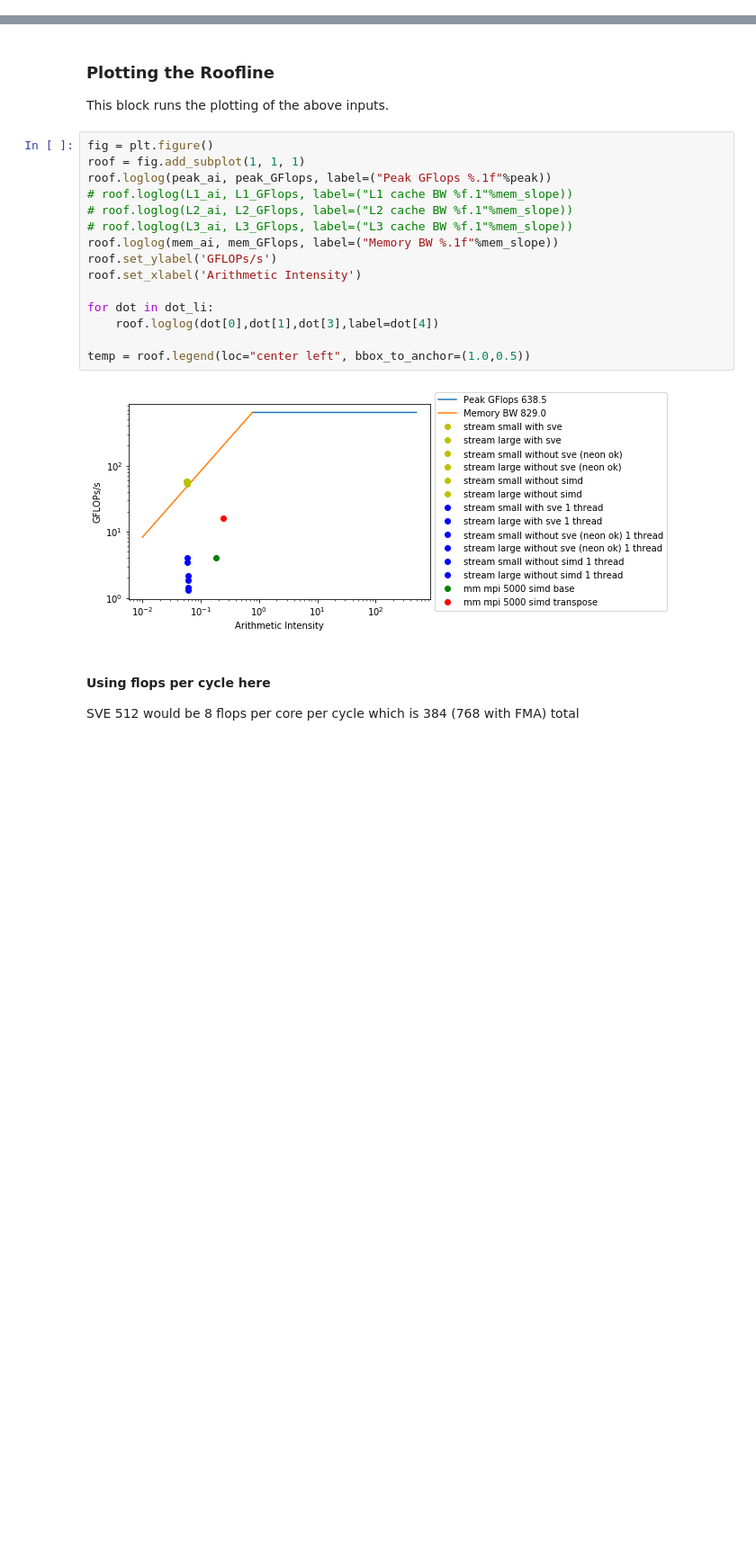
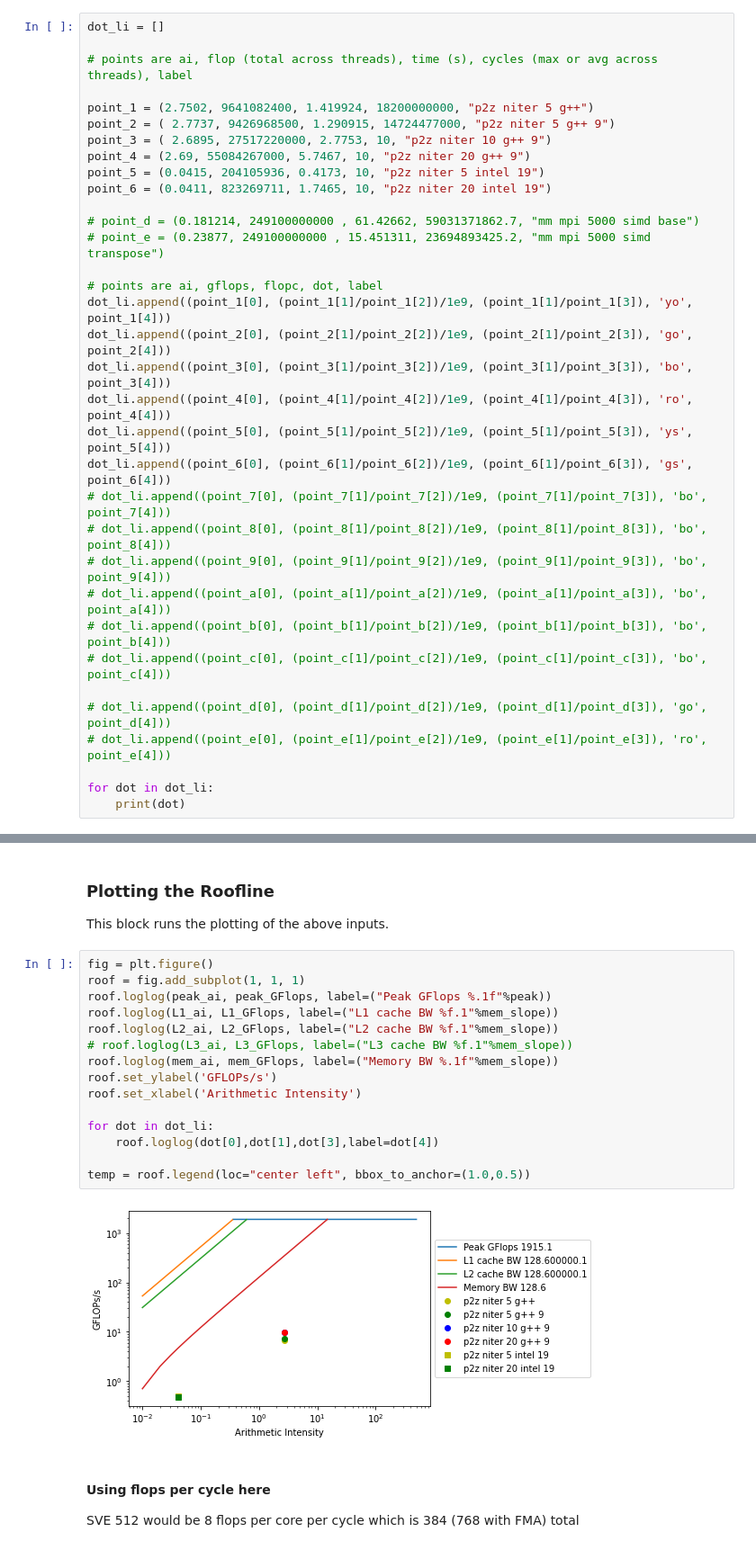
Before and after one commit to HPCL/PythonPerformanceAnalysis, a Jupyter notebook: roofline_visualization/roofline-skylake-p2z.ipynb, the cells around one changed output, grey strips where cells are left out. Shown at 90% size. Drawn from its saved outputs; the diff is of its cells as text; blank space fills up the shorter version.

Commit message:
Update roofline-skylake-p2z.ipynb
adding some points to the roofline

```diff
--- a/roofline_visualization/roofline-skylake-p2z.ipynb
+++ b/roofline_visualization/roofline-skylake-p2z.ipynb
@@ -149,0 +95,34 @@ for dot in dot_li:
+# %%
+dot_li = []
+
+# points are ai, flop (total across threads), time (s), cycles (max or avg across threads), label
+
+point_1 = (2.7502, 9641082400, 1.419924, 18200000000, "p2z niter 5 g++")
+point_2 = ( 2.7737, 9426968500, 1.290915, 14724477000, "p2z niter 5 g++ 9")
+point_3 = ( 2.6895, 27517220000, 2.7753, 10, "p2z niter 10 g++ 9")
+point_4 = (2.69, 55084267000, 5.7467, 10, "p2z niter 20 g++ 9")
+point_5 = (0.0415, 204105936, 0.4173, 10, "p2z niter 5 intel 19")
+point_6 = (0.0411, 823269711, 1.7465, 10, "p2z niter 20 intel 19")
+
+# point_d = (0.181214, 249100000000 , 61.42662, 59031371862.7, "mm mpi 5000 simd base")
+# point_e = (0.23877, 249100000000 , 15.451311, 23694893425.2, "mm mpi 5000 simd transpose")
+
+# points are ai, gflops, flopc, dot, label
+dot_li.append((point_1[0], (point_1[1]/point_1[2])/1e9, (point_1[1]/point_1[3]), 'yo', point_1[4]))
+dot_li.append((point_2[0], (point_2[1]/point_2[2])/1e9, (point_2[1]/point_2[3]), 'go', point_2[4]))
+dot_li.append((point_3[0], (point_3[1]/point_3[2])/1e9, (point_3[1]/point_3[3]), 'bo', point_3[4]))
+dot_li.append((point_4[0], (point_4[1]/point_4[2])/1e9, (point_4[1]/point_4[3]), 'ro', point_4[4]))
+dot_li.append((point_5[0], (point_5[1]/point_5[2])/1e9, (point_5[1]/point_5[3]), 'ys', point_5[4]))
+dot_li.append((point_6[0], (point_6[1]/point_6[2])/1e9, (point_6[1]/point_6[3]), 'gs', point_6[4]))
+# dot_li.append((point_7[0], (point_7[1]/point_7[2])/1e9, (point_7[1]/point_7[3]), 'bo', point_7[4]))
+# dot_li.append((point_8[0], (point_8[1]/point_8[2])/1e9, (point_8[1]/point_8[3]), 'bo', point_8[4]))
+# dot_li.append((point_9[0], (point_9[1]/point_9[2])/1e9, (point_9[1]/point_9[3]), 'bo', point_9[4]))
+# dot_li.append((point_a[0], (point_a[1]/point_a[2])/1e9, (point_a[1]/point_a[3]), 'bo', point_a[4]))
+# dot_li.append((point_b[0], (point_b[1]/point_b[2])/1e9, (point_b[1]/point_b[3]), 'bo', point_b[4]))
+# dot_li.append((point_c[0], (point_c[1]/point_c[2])/1e9, (point_c[1]/point_c[3]), 'bo', point_c[4]))
+
+# dot_li.append((point_d[0], (point_d[1]/point_d[2])/1e9, (point_d[1]/point_d[3]), 'go', point_d[4]))
+# dot_li.append((point_e[0], (point_e[1]/point_e[2])/1e9, (point_e[1]/point_e[3]), 'ro', point_e[4]))
+
+for dot in dot_li:
+    print(dot)
@@ -154,20 +140,20 @@ This block runs the plotting of the above inputs.
 # %%
 fig = plt.figure()
 roof = fig.add_subplot(1, 1, 1)
 roof.loglog(peak_ai, peak_GFlops, label=("Peak GFlops %.1f"%peak))
-# roof.loglog(L1_ai, L1_GFlops, label=("L1 cache BW %f.1"%mem_slope))
-# roof.loglog(L2_ai, L2_GFlops, label=("L2 cache BW %f.1"%mem_slope))
+roof.loglog(L1_ai, L1_GFlops, label=("L1 cache BW %f.1"%mem_slope))
+roof.loglog(L2_ai, L2_GFlops, label=("L2 cache BW %f.1"%mem_slope))
 # roof.loglog(L3_ai, L3_GFlops, label=("L3 cache BW %f.1"%mem_slope))
 roof.loglog(mem_ai, mem_GFlops, label=("Memory BW %.1f"%mem_slope))
 roof.set_ylabel('GFLOPs/s')
 roof.set_xlabel('Arithmetic Intensity')
 
 for dot in dot_li:
     roof.loglog(dot[0],dot[1],dot[3],label=dot[4])
 
 temp = roof.legend(loc="center left", bbox_to_anchor=(1.0,0.5))
 # %% [output]
-[figure, old version]
+[figure, new version]
 # %% [markdown]
 #### Using flops per cycle here
 
```
Also changed, not shown: parts of 3 cells of this notebook.
